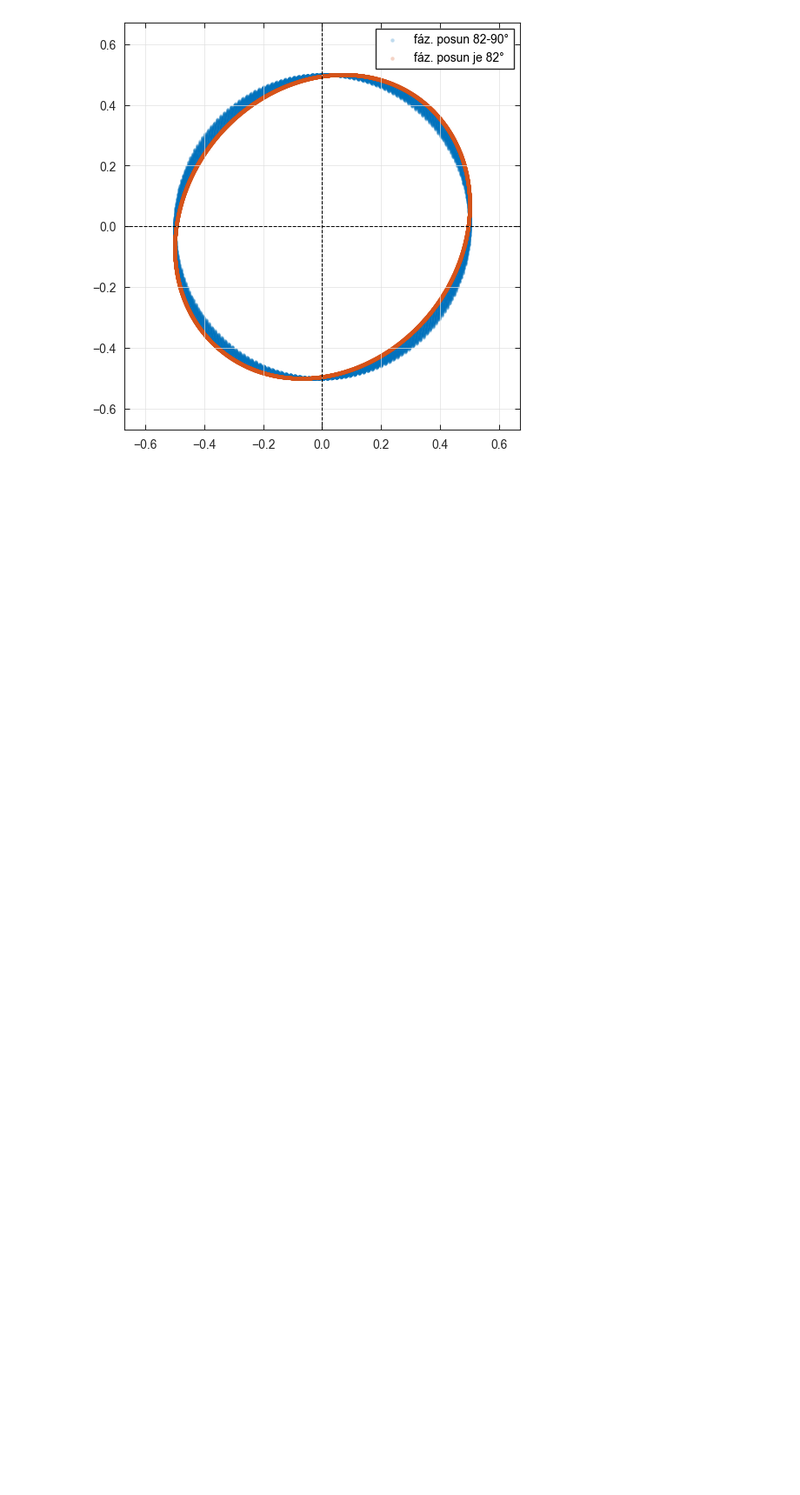
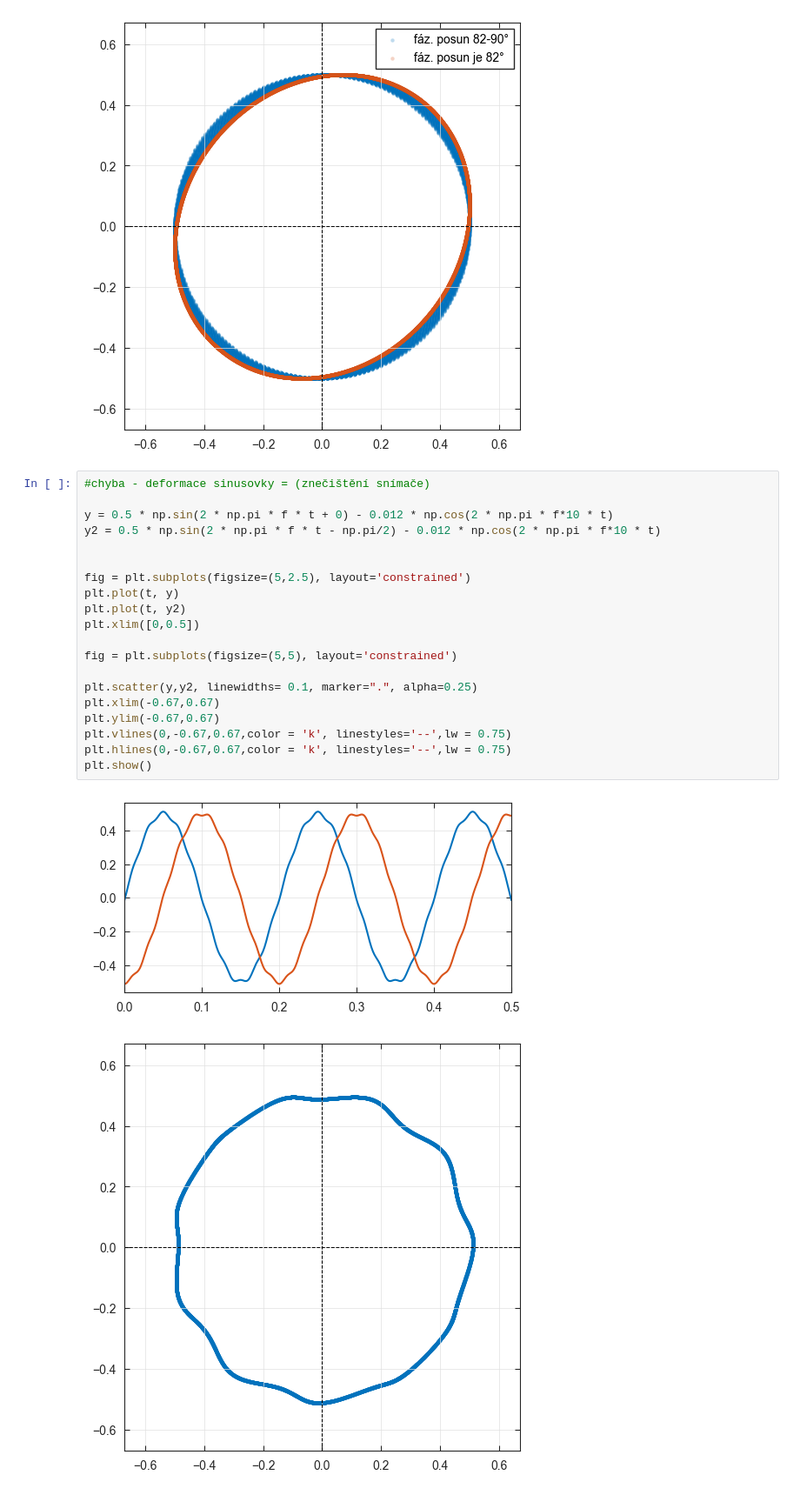
Before and after one commit to Buldadavid/plot, a Jupyter notebook: Teorie kola.ipynb, the cells around one changed output. Shown at 87% size. Drawn from its saved outputs; the diff is of its cells as text; blank space fills up the shorter version.

```diff
--- a/Teorie kola.ipynb
+++ b/Teorie kola.ipynb
@@ -136,3 +136,26 @@ plt.show()
 # %% [output]
 [figure]
 [figure]
+# %%
+#chyba - deformace sinusovky = (znečištění snímače)
+
+y = 0.5 * np.sin(2 * np.pi * f * t + 0) - 0.012 * np.cos(2 * np.pi * f*10 * t)
+y2 = 0.5 * np.sin(2 * np.pi * f * t - np.pi/2) - 0.012 * np.cos(2 * np.pi * f*10 * t)
+
+
+fig = plt.subplots(figsize=(5,2.5), layout='constrained')
+plt.plot(t, y)
+plt.plot(t, y2)
+plt.xlim([0,0.5])
+
+fig = plt.subplots(figsize=(5,5), layout='constrained')
+
+plt.scatter(y,y2, linewidths= 0.1, marker=".", alpha=0.25)
+plt.xlim(-0.67,0.67)
+plt.ylim(-0.67,0.67)
+plt.vlines(0,-0.67,0.67,color = 'k', linestyles='--',lw = 0.75)
+plt.hlines(0,-0.67,0.67,color = 'k', linestyles='--',lw = 0.75)
+plt.show()
+# %% [output]
+[figure, added]
+[figure, added]
```
Also changed, not shown: 2 other files.
